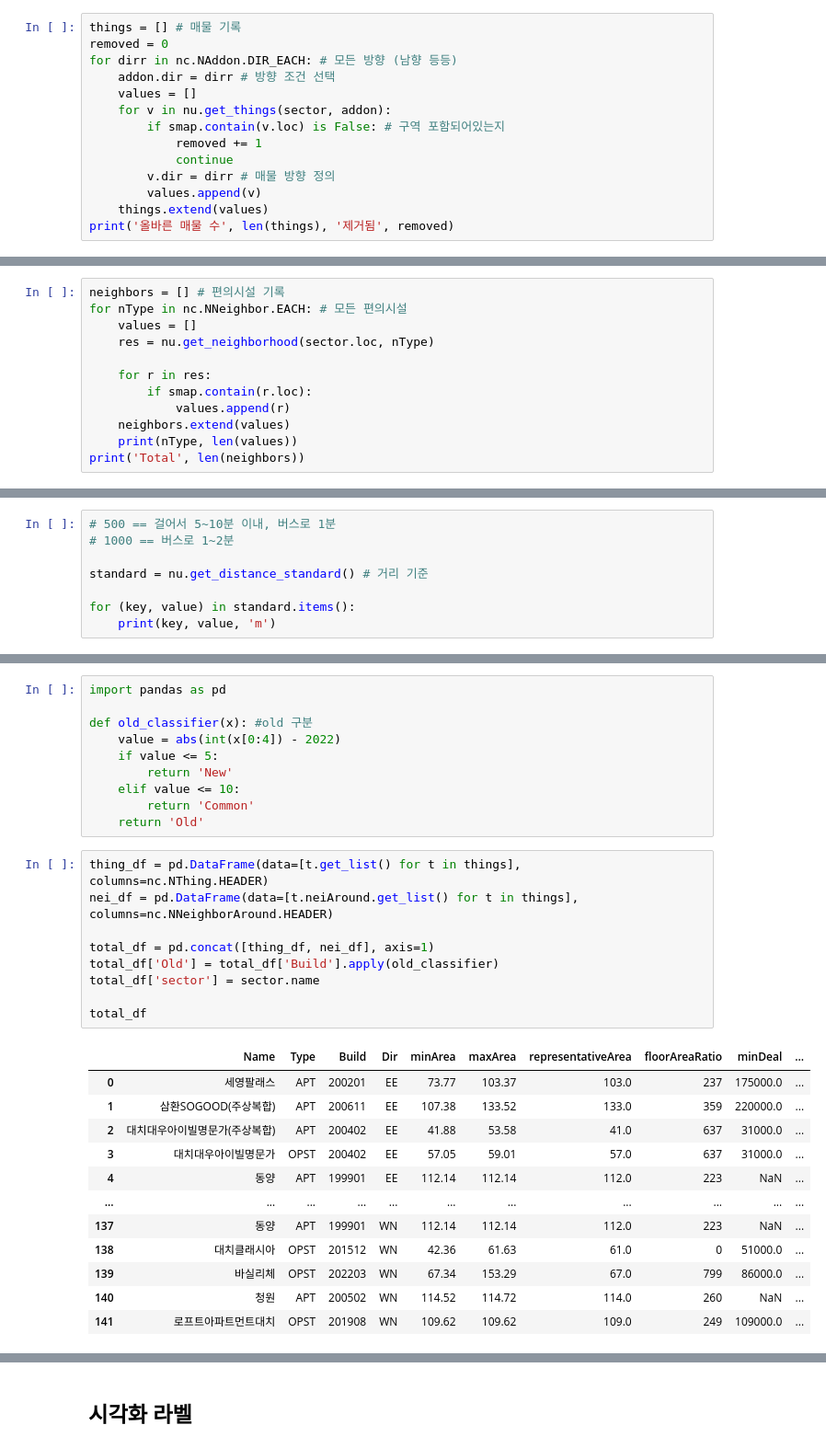
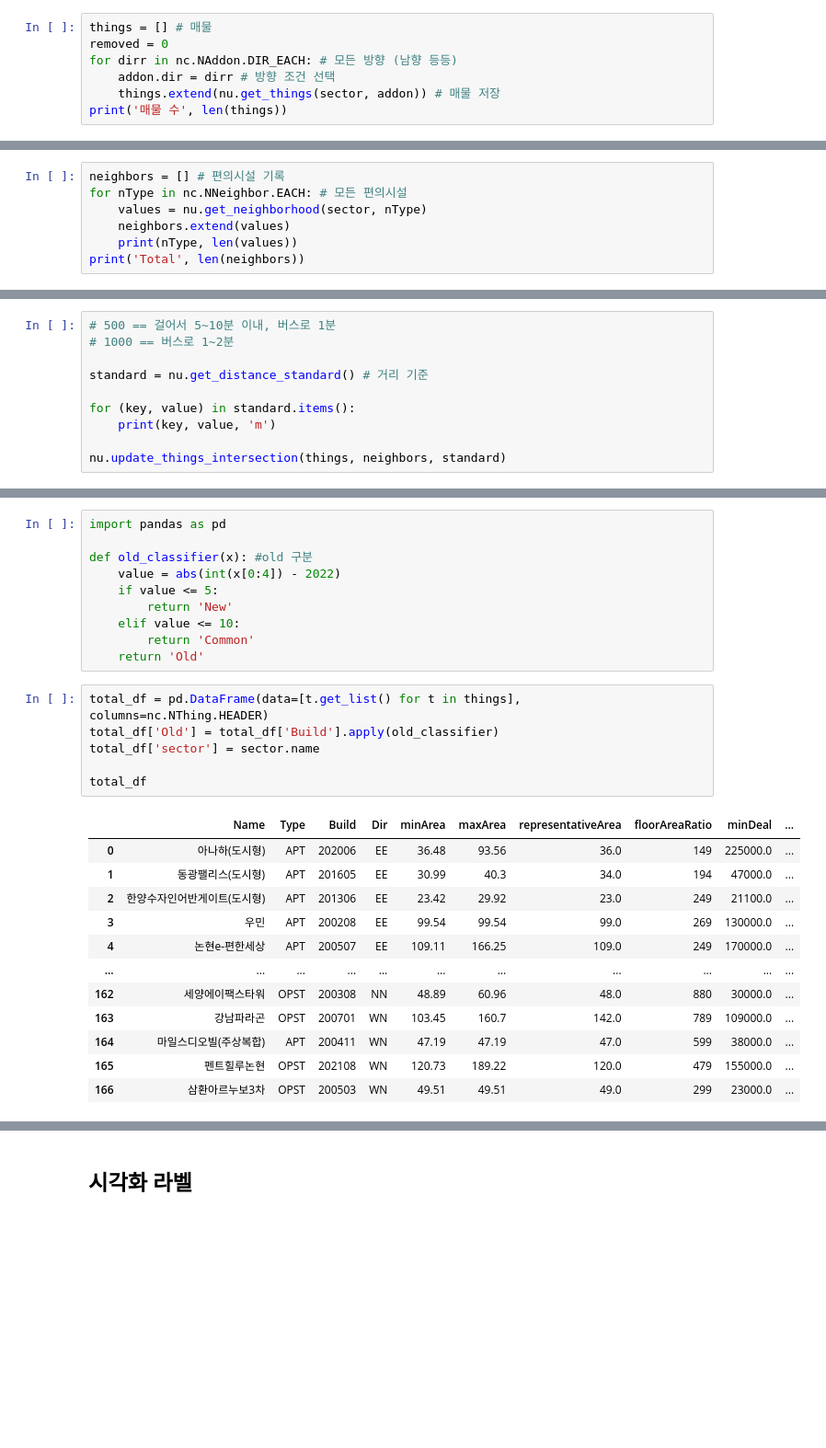
Before and after one commit to ByungJin-Lee/NaverRealEstateHavester, a Jupyter notebook: Crawling.ipynb, the cells around one changed output, grey strips where cells are left out. Shown at 92% size. Cells and saved outputs as stored; diff of their text form; blank space fills up the shorter version.

```diff
--- a/Crawling.ipynb
+++ b/Crawling.ipynb
@@ -51,17 +49,10 @@ addon = nc.NAddon(
 # %% [markdown]
 ## 조건과 구역을 이용하여 매물 탐색
 # %%
-things = [] # 매물 기록
+things = [] # 매물
 removed = 0
 for dirr in nc.NAddon.DIR_EACH: # 모든 방향 (남향 등등)
     addon.dir = dirr # 방향 조건 선택
-    values = []
-    for v in nu.get_things(sector, addon):
-        if smap.contain(v.loc) is False: # 구역 포함되어있는지
-            removed += 1
-            continue
-        v.dir = dirr # 매물 방향 정의
-        values.append(v)
-    things.extend(values)
-print('올바른 매물 수', len(things), '제거됨', removed)
+    things.extend(nu.get_things(sector, addon)) # 매물 저장
+print('매물 수', len(things))
 # %% [output]
@@ -71,12 +62,7 @@ print('올바른 매물 수', len(things), '제거됨', removed)
 # %%
 neighbors = [] # 편의시설 기록
 for nType in nc.NNeighbor.EACH: # 모든 편의시설
-    values = []
-    res = nu.get_neighborhood(sector.loc, nType)
-
-    for r in res:
-        if smap.contain(r.loc):
-            values.append(r)
+    values = nu.get_neighborhood(sector, nType)
     neighbors.extend(values)
     print(nType, len(values))
 print('Total', len(neighbors))
@@ -104,6 +90,8 @@ standard = nu.get_distance_standard() # 거리 기준
 
 for (key, value) in standard.items():
     print(key, value, 'm')
+
+nu.update_things_intersection(things, neighbors, standard)
 # %% [output]
 BUS 500 m
 METRO 500 m
@@ -175,24 +155,21 @@ def old_classifier(x): #old 구분
         return 'Common'
     return 'Old'
 # %%
-thing_df = pd.DataFrame(data=[t.get_list() for t in things], columns=nc.NThing.HEADER)
-nei_df = pd.DataFrame(data=[t.neiAround.get_list() for t in things], columns=nc.NNeighborAround.HEADER)
-
-total_df = pd.concat([thing_df, nei_df], axis=1)
+total_df = pd.DataFrame(data=[t.get_list() for t in things], columns=nc.NThing.HEADER)
 total_df['Old'] = total_df['Build'].apply(old_classifier)
 total_df['sector'] = sector.name
 
 total_df
 # %% [output]
 |  | Name | Type | Build | Dir | minArea | maxArea | representativeArea | floorAreaRatio | minDeal | ... |
-| 0 | 세영팔래스 | APT | 200201 | EE | 73.77 | 103.37 | 103.0 | 237 | 175000.0 | ... |
-| 1 | 삼환SOGOOD(주상복합) | APT | 200611 | EE | 107.38 | 133.52 | 133.0 | 359 | 220000.0 | ... |
-| 2 | 대치대우아이빌명문가(주상복합) | APT | 200402 | EE | 41.88 | 53.58 | 41.0 | 637 | 31000.0 | ... |
-| 3 | 대치대우아이빌명문가 | OPST | 200402 | EE | 57.05 | 59.01 | 57.0 | 637 | 31000.0 | ... |
-| 4 | 동양 | APT | 199901 | EE | 112.14 | 112.14 | 112.0 | 223 | NaN | ... |
+| 0 | 아나하(도시형) | APT | 202006 | EE | 36.48 | 93.56 | 36.0 | 149 | 225000.0 | ... |
+| 1 | 동광팰리스(도시형) | APT | 201605 | EE | 30.99 | 40.3 | 34.0 | 194 | 47000.0 | ... |
+| 2 | 한양수자인어반게이트(도시형) | APT | 201306 | EE | 23.42 | 29.92 | 23.0 | 249 | 21100.0 | ... |
+| 3 | 우민 | APT | 200208 | EE | 99.54 | 99.54 | 99.0 | 269 | 130000.0 | ... |
+| 4 | 논현e-편한세상 | APT | 200507 | EE | 109.11 | 166.25 | 109.0 | 249 | 170000.0 | ... |
 | ... | ... | ... | ... | ... | ... | ... | ... | ... | ... | ... |
-| 137 | 동양 | APT | 199901 | WN | 112.14 | 112.14 | 112.0 | 223 | NaN | ... |
-| 138 | 대치클래시아 | OPST | 201512 | WN | 42.36 | 61.63 | 61.0 | 0 | 51000.0 | ... |
-| 139 | 바실리체 | OPST | 202203 | WN | 67.34 | 153.29 | 67.0 | 799 | 86000.0 | ... |
-| 140 | 청원 | APT | 200502 | WN | 114.52 | 114.72 | 114.0 | 260 | NaN | ... |
-| 141 | 로프트아파트먼트대치 | OPST | 201908 | WN | 109.62 | 109.62 | 109.0 | 249 | 109000.0 | ... |
+| 162 | 세양에이팩스타워 | OPST | 200308 | NN | 48.89 | 60.96 | 48.0 | 880 | 30000.0 | ... |
+| 163 | 강남파라곤 | OPST | 200701 | WN | 103.45 | 160.7 | 142.0 | 789 | 109000.0 | ... |
+| 164 | 마일스디오빌(주상복합) | APT | 200411 | WN | 47.19 | 47.19 | 47.0 | 599 | 38000.0 | ... |
+| 165 | 펜트힐루논현 | OPST | 202108 | WN | 120.73 | 189.22 | 120.0 | 479 | 155000.0 | ... |
+| 166 | 삼환아르누보3차 | OPST | 200503 | WN | 49.51 | 49.51 | 49.0 | 299 | 23000.0 | ... |
```
Also changed, not shown: parts of 11 cells of this notebook, 4 other files.
